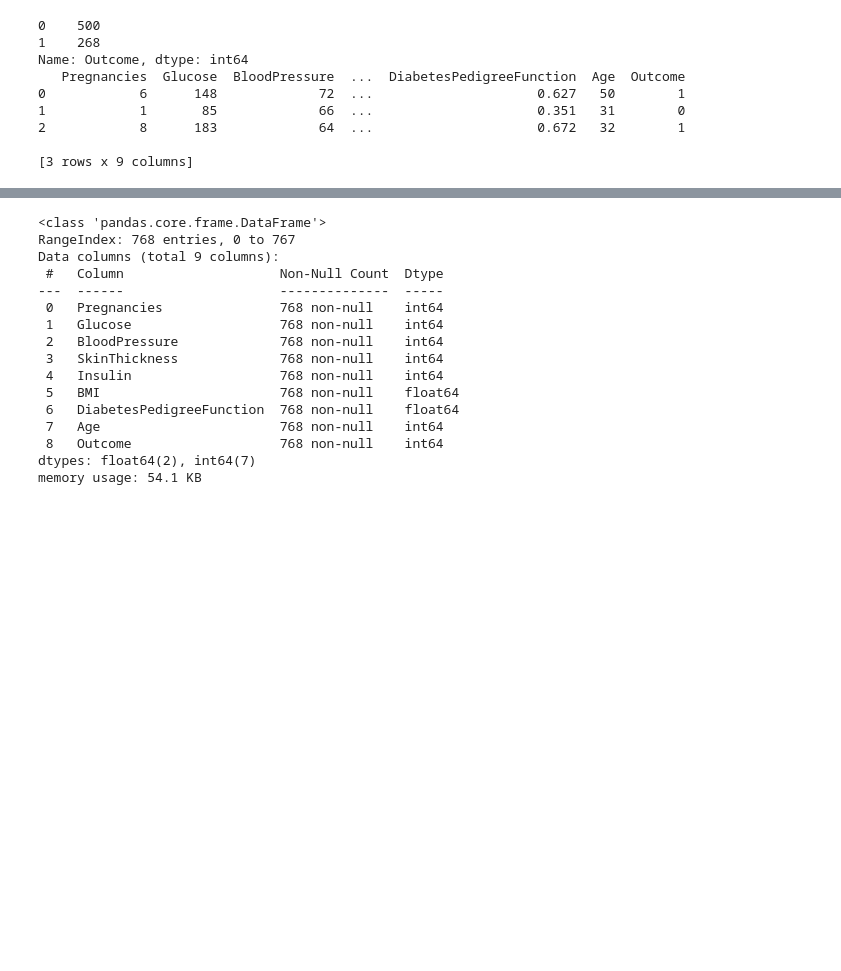
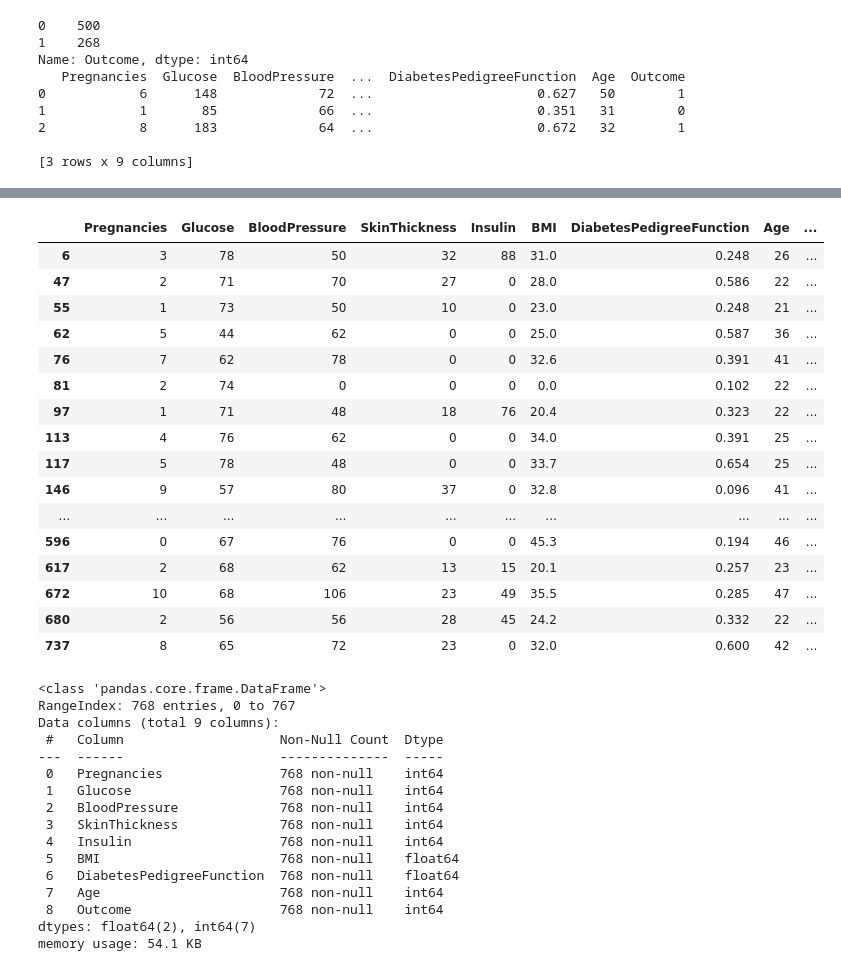
Before and after one commit to seonwoojh/Machine-Learning-Tutorial-With-Python, a Jupyter notebook: 09_PerfectGuide_피마_인디언_당뇨병_예측.ipynb, the cells around one changed output, grey strips where cells are left out. Saved outputs shown, nothing was run; the diff lists cells and outputs as text; code cells hidden in the pictures; blank space fills up the shorter version.

```diff
--- a/09_PerfectGuide_피마_인디언_당뇨병_예측.ipynb
+++ b/09_PerfectGuide_피마_인디언_당뇨병_예측.ipynb
@@ -41,3 +42,17 @@ Name: Outcome, dtype: int64
 2            8      183             64  ...                     0.672   32        1
 
 [3 rows x 9 columns]
+# %%
+def get_outlier(df=None, column = None, weight=1.5):
+  # target 값과 상관관계가 높은 열을 우선적으로 진행
+  quantile_25 = np.percentile(df[column].values, 25)
+  quantile_75 = np.percentile(df[column].values, 75)
+
+  IQR = quantile_75 - quantile_25
+  IQR_weight = IQR * weight
+
+  lowest = quantile_25 - IQR_weight
+  highest = quantile_75 - IQR_weight
+
+  outlier_idx = df[column][ (df[column] < lowest) | (df[column] > highest) ].index
+  return outlier_idx
@@ -44,3 +93,24 @@ Name: Outcome, dtype: int64
+# %%
+# 함수 사용해서 이상치 값 삭제
+df.drop(get_outlier(df=df, column='Glucose', weight=1.5), axis=0)
+# %% [output]
+|  | Pregnancies | Glucose | BloodPressure | SkinThickness | Insulin | BMI | DiabetesPedigreeFunction | Age | ... |
+| 6 | 3 | 78 | 50 | 32 | 88 | 31.0 | 0.248 | 26 | ... |
+| 47 | 2 | 71 | 70 | 27 | 0 | 28.0 | 0.586 | 22 | ... |
+| 55 | 1 | 73 | 50 | 10 | 0 | 23.0 | 0.248 | 21 | ... |
+| 62 | 5 | 44 | 62 | 0 | 0 | 25.0 | 0.587 | 36 | ... |
+| 76 | 7 | 62 | 78 | 0 | 0 | 32.6 | 0.391 | 41 | ... |
+| 81 | 2 | 74 | 0 | 0 | 0 | 0.0 | 0.102 | 22 | ... |
+| 97 | 1 | 71 | 48 | 18 | 76 | 20.4 | 0.323 | 22 | ... |
+| 113 | 4 | 76 | 62 | 0 | 0 | 34.0 | 0.391 | 25 | ... |
+| 117 | 5 | 78 | 48 | 0 | 0 | 33.7 | 0.654 | 25 | ... |
+| 146 | 9 | 57 | 80 | 37 | 0 | 32.8 | 0.096 | 41 | ... |
+| ... | ... | ... | ... | ... | ... | ... | ... | ... | ... |
+| 596 | 0 | 67 | 76 | 0 | 0 | 45.3 | 0.194 | 46 | ... |
+| 617 | 2 | 68 | 62 | 13 | 15 | 20.1 | 0.257 | 23 | ... |
+| 672 | 10 | 68 | 106 | 23 | 49 | 35.5 | 0.285 | 47 | ... |
+| 680 | 2 | 56 | 56 | 28 | 45 | 24.2 | 0.332 | 22 | ... |
+| 737 | 8 | 65 | 72 | 23 | 0 | 32.0 | 0.600 | 42 | ... |
 # %%
 df.info()
 # %% [output]
```
Also changed, not shown: parts of 3 cells of this notebook.
